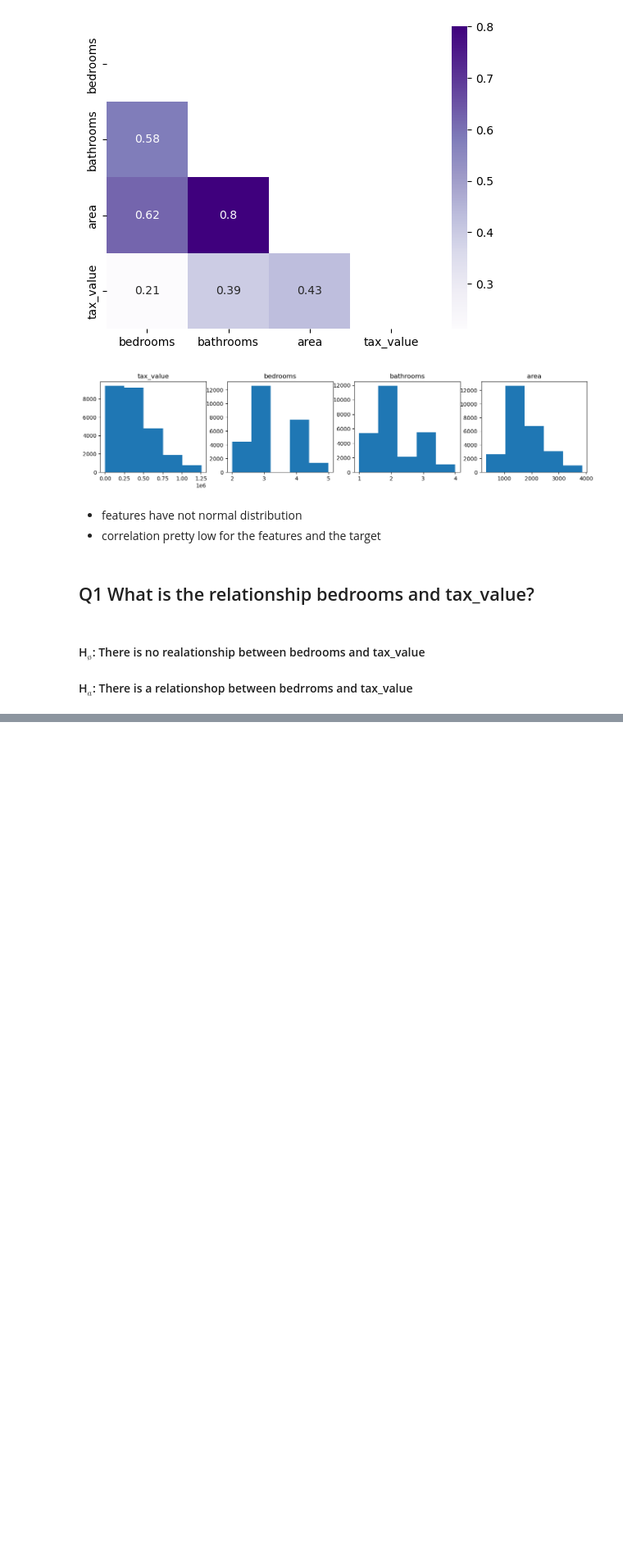
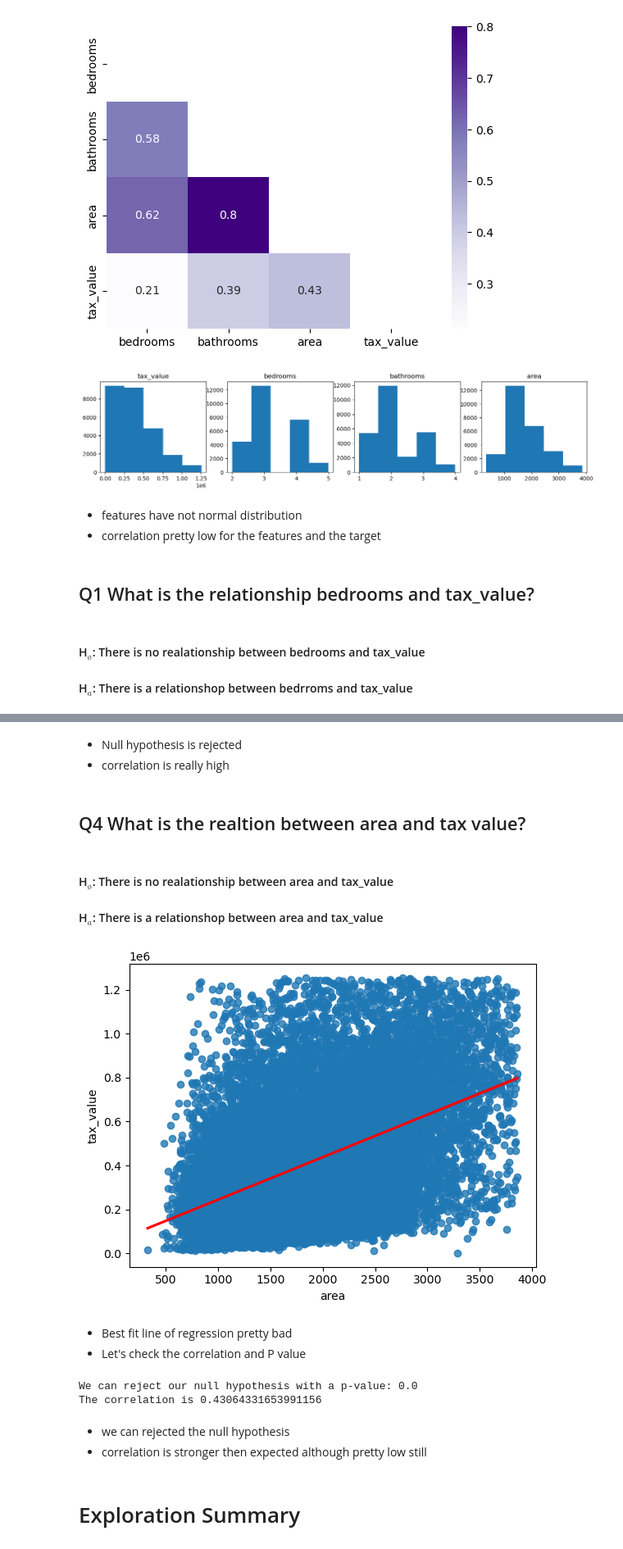
Before and after one commit to Jburch01/regression_project, a Jupyter notebook: final_report.ipynb, the cells around one changed output, grey strips where cells are left out. Shown at 82% size. Saved outputs shown, nothing was run; the diff lists cells and outputs as text; code cells hidden in the pictures; blank space fills up the shorter version.

```diff
--- a/final_report.ipynb
+++ b/final_report.ipynb
@@ -114,0 +177,26 @@ m.get_distribution_and_corr(train)
+# %% [markdown]
+- Null hypothesis is rejected
+- correlation is really high
+# %% [markdown]
+## Q4 What is the realtion between area and tax value?
+# %% [markdown]
+#### H$_ø$: There is no realationship between area and tax_value
+#### H$_a$: There is a relationshop between area and tax_value
+# %%
+m.get_regplot(train, 'area', 'tax_value')
+# %% [output]
+[figure, added]
+# %% [markdown]
+- Best fit line of regression pretty bad
+- Let's check the correlation and P value
+# %%
+# Get stats test for x and y
+m.stats_test('area', 'tax_value', train)
+# %% [output]
+We can reject our null hypothesis with a p-value: 0.0
+The correlation is 0.43064331653991156
+# %% [markdown]
+- we can rejected the null hypothesis
+- correlation is stronger then expected although pretty low still
+# %% [markdown]
+# Exploration Summary
```
Also changed, not shown: parts of 48 cells of this notebook.
